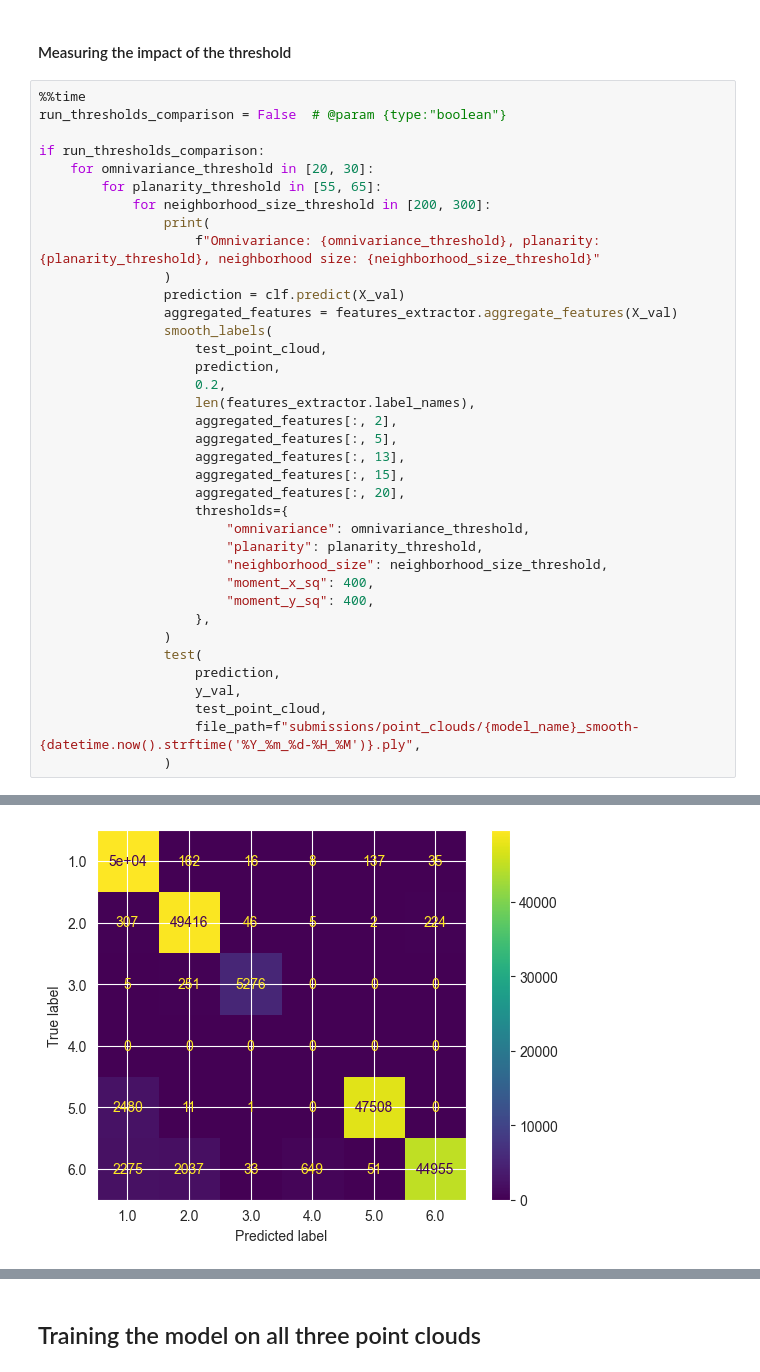
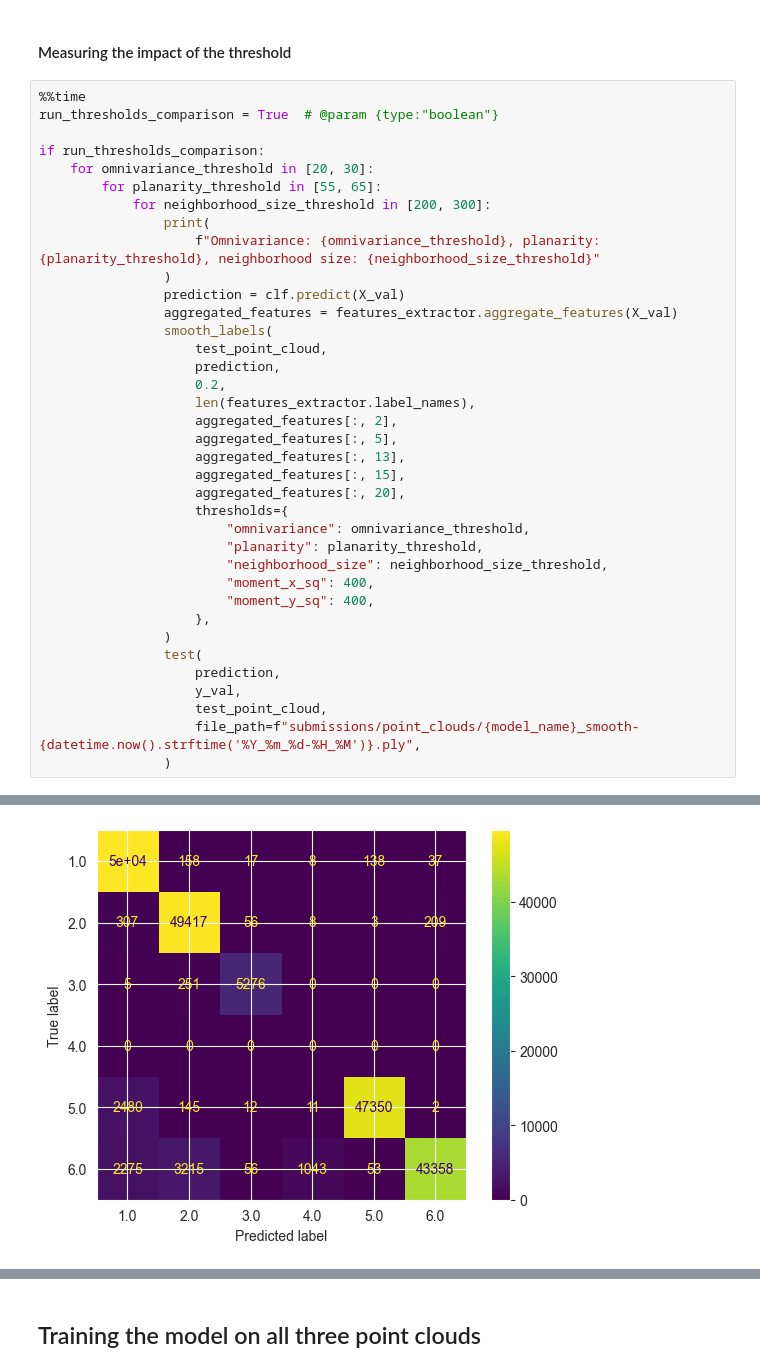
Before and after one commit to aubin-tchoi/npm3d, a Jupyter notebook: mini_challenge/mini_challenge_subsampling.ipynb, the cells around one changed output, grey strips where cells are left out. Saved outputs shown, nothing was run; the diff lists cells and outputs as text.

```diff
--- a/mini_challenge/mini_challenge_subsampling.ipynb
+++ b/mini_challenge/mini_challenge_subsampling.ipynb
@@ -437,7 +452,7 @@ Wall time: 13min 2s
 #### Measuring the impact of the threshold
 # %%
 %%time
-run_thresholds_comparison = False  # @param {type:"boolean"}
+run_thresholds_comparison = True  # @param {type:"boolean"}
 
 if run_thresholds_comparison:
     for omnivariance_threshold in [20, 30]:
@@ -481 +508 @@ Function test took 0.20 seconds
-[figure, old version]
+[figure, new version]
```
Also changed, not shown: parts of 4 cells of this notebook, 1 other file.
